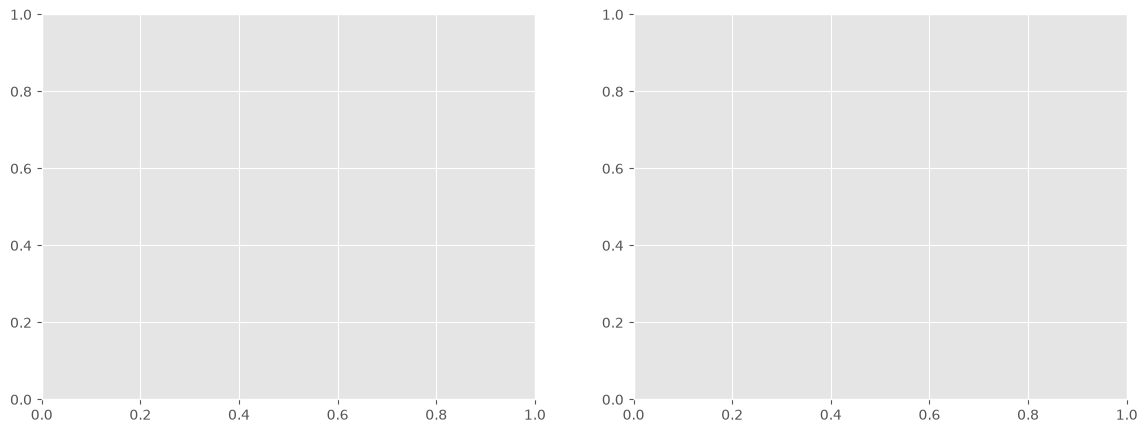
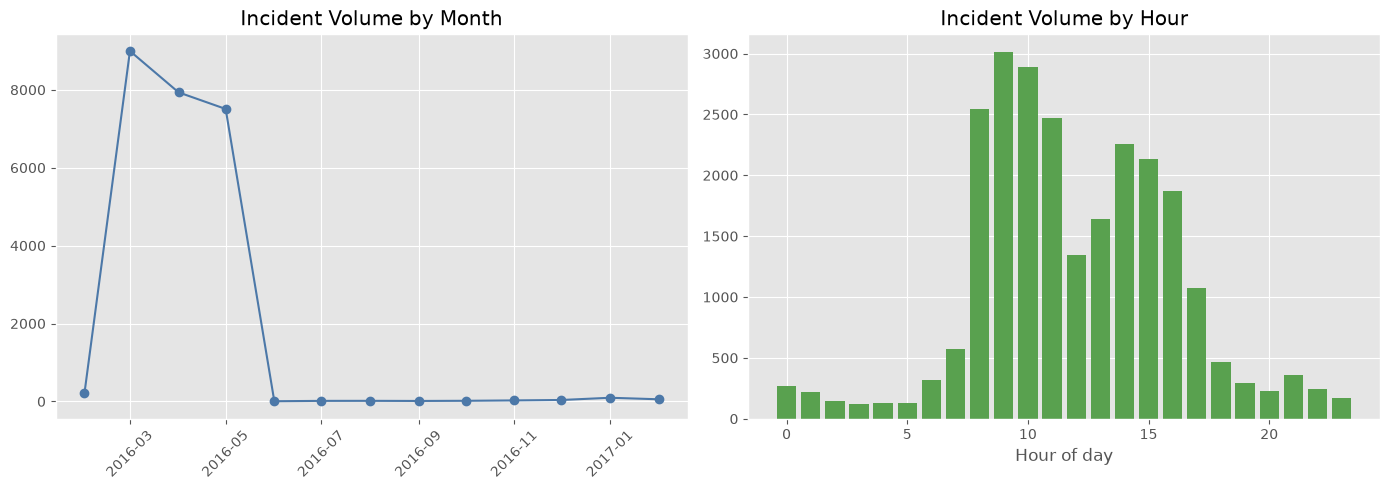
Unified diff of the notebook cell whose output changed from the first chart to the second:
--- before
+++ after
@@ -1,2 +1,13 @@
+incidents_by_month = (
+    df.dropna(subset=['opened_at'])
+    .assign(opened_month=df['opened_at'].dt.to_period('M').dt.to_timestamp())
+    .groupby('opened_month')
+    .size()
+    .reset_index(name='incident_count')
+    .rename(columns={'opened_month': 'opened_at'})
+    .sort_values('opened_at')
+    .reset_index(drop=True)
+ )
+
 incidents_by_hour = df['opened_at'].dt.hour.value_counts().sort_index().reset_index()
 incidents_by_hour.columns = ['hour', 'incident_count']
@@ -11,5 +22,11 @@
 
 fig, axes = plt.subplots(1, 2, figsize=(14, 5))
-axes[0].plot(incidents_by_month['opened_at'], incidents_by_month['incident_count'], color='#4C78A8', marker='o', linewidth=1.5)
+axes[0].plot(
+    incidents_by_month['opened_at'],
+    incidents_by_month['incident_count'],
+    color='#4C78A8',
+    marker='o',
+    linewidth=1.5,
+ )
 axes[0].set_title('Incident Volume by Month')
 axes[0].tick_params(axis='x', rotation=45)

Commit: Fix temporal analysis NameError by defining incidents_by_month